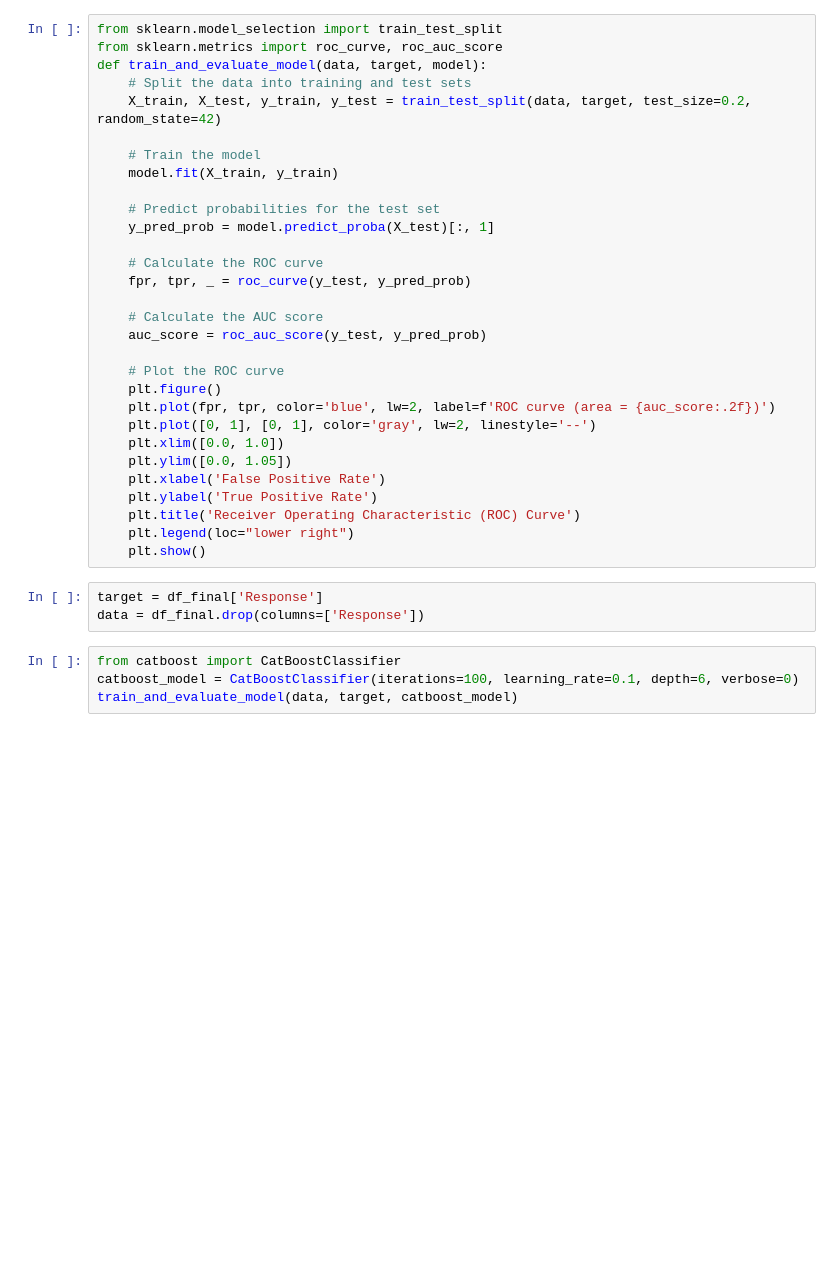
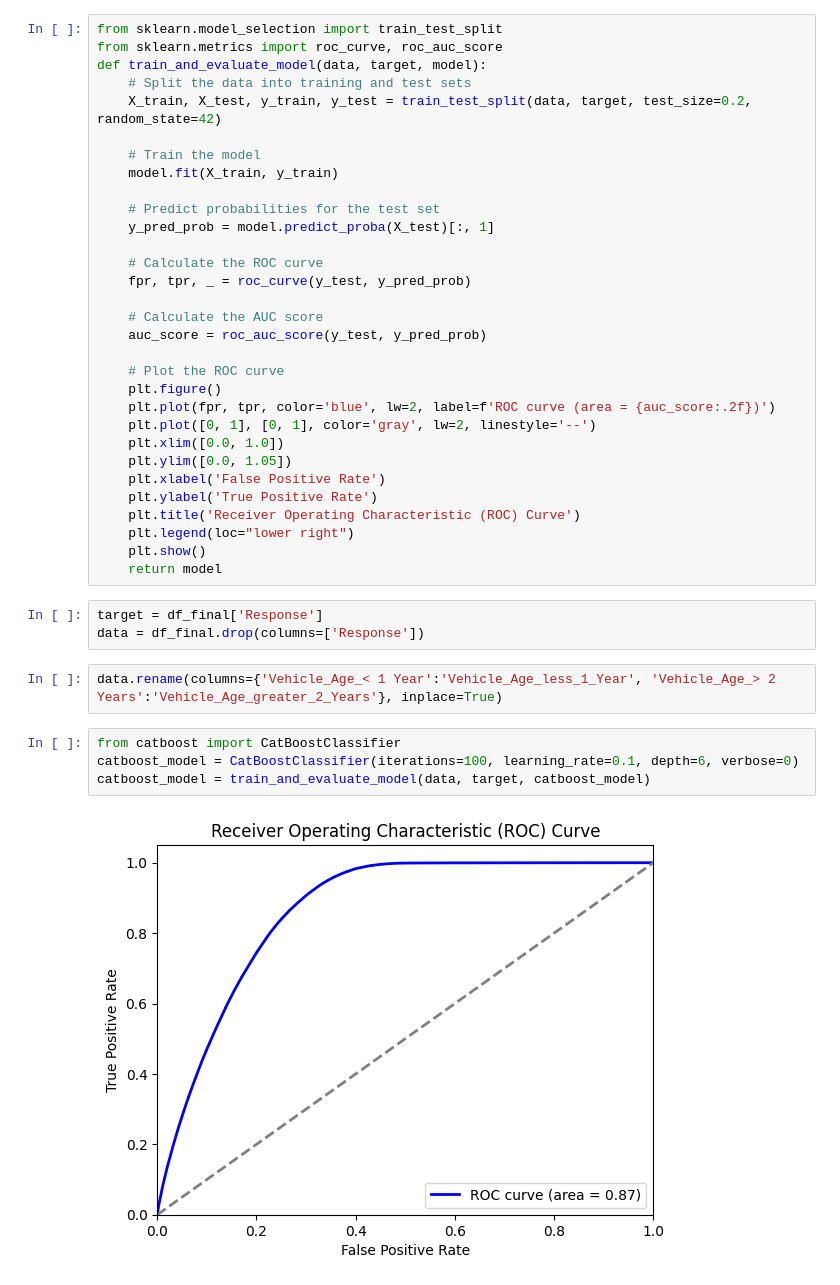
Before and after one commit to shankar-01/Kaggle_PlayGround_Competitions, a Jupyter notebook: playground-4-7.ipynb, the cells around one changed output. Drawn from its saved outputs; the diff is of its cells as text; blank space fills up the shorter version.

```diff
--- a/playground-4-7.ipynb
+++ b/playground-4-7.ipynb
@@ -81,10 +119,15 @@ def train_and_evaluate_model(data, target, model):
     plt.title('Receiver Operating Characteristic (ROC) Curve')
     plt.legend(loc="lower right")
     plt.show()
+    return model
 # %%
 target = df_final['Response']
 data = df_final.drop(columns=['Response'])
+# %%
+data.rename(columns={'Vehicle_Age_< 1 Year':'Vehicle_Age_less_1_Year', 'Vehicle_Age_> 2 Years':'Vehicle_Age_greater_2_Years'}, inplace=True)
 # %%
 from catboost import CatBoostClassifier
 catboost_model = CatBoostClassifier(iterations=100, learning_rate=0.1, depth=6, verbose=0)
-train_and_evaluate_model(data, target, catboost_model)
+catboost_model = train_and_evaluate_model(data, target, catboost_model)
+# %% [output]
+[figure, added]
```
Also changed, not shown: parts of 19 cells of this notebook.
